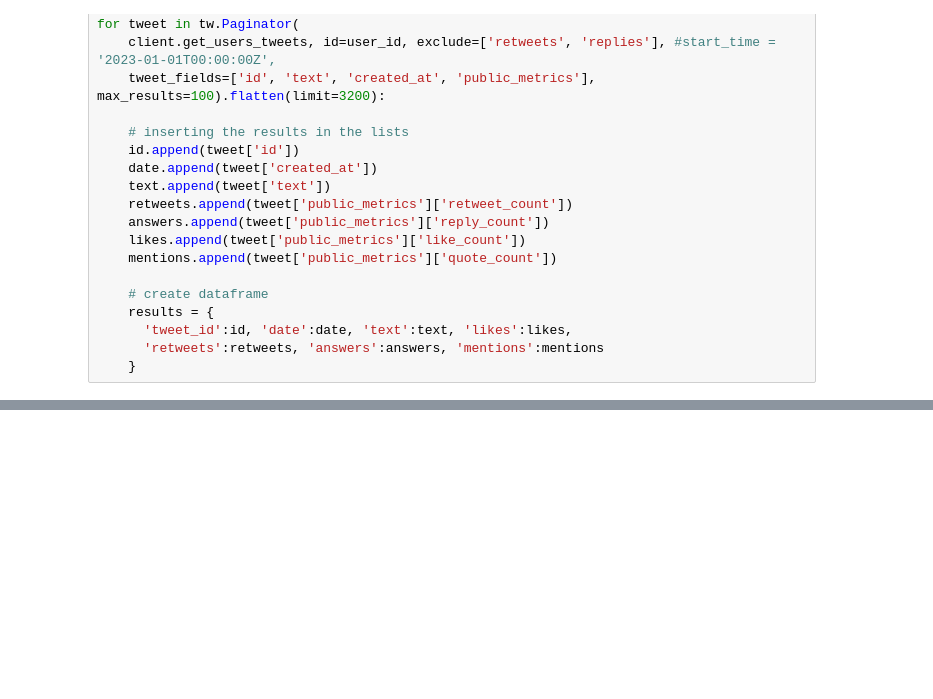
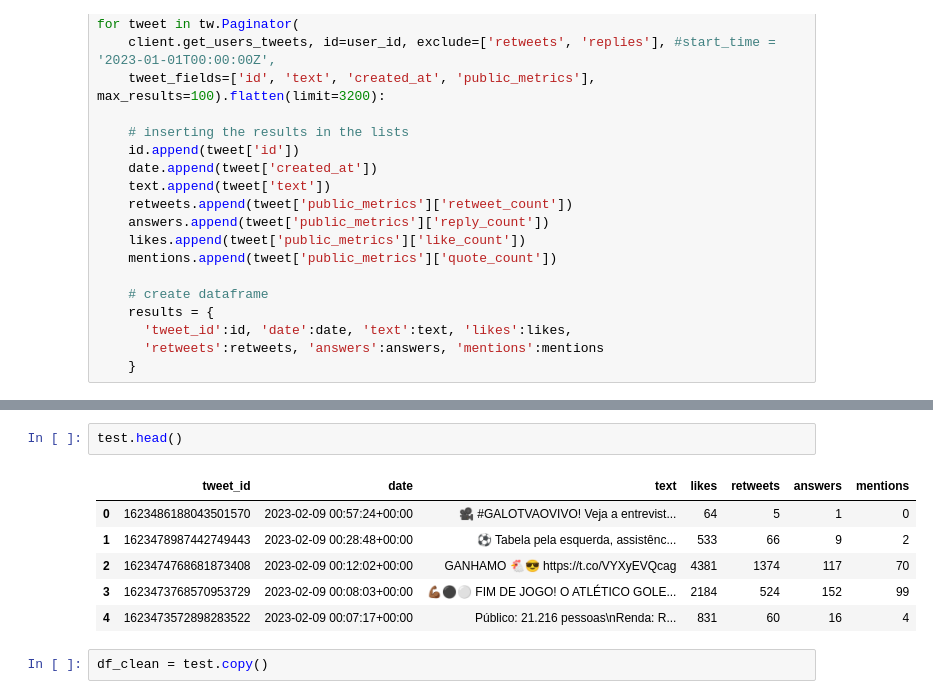
Before and after one commit to vitorbeltrao/brand_review_analysis, a Jupyter notebook: 01_workflow_ETL.ipynb, the cells around one changed output, grey strips where cells are left out. Cells and saved outputs as stored; diff of their text form; blank space fills up the shorter version.

```diff
--- a/01_workflow_ETL.ipynb
+++ b/01_workflow_ETL.ipynb
@@ -128,0 +156,11 @@ test
+# %%
+test.head()
+# %% [output]
+|  | tweet_id | date | text | likes | retweets | answers | mentions |
+| 0 | 1623486188043501570 | 2023-02-09 00:57:24+00:00 | 🎥 #GALOTVAOVIVO! Veja a entrevist... | 64 | 5 | 1 | 0 |
+| 1 | 1623478987442749443 | 2023-02-09 00:28:48+00:00 | ⚽ Tabela pela esquerda, assistênc... | 533 | 66 | 9 | 2 |
+| 2 | 1623474768681873408 | 2023-02-09 00:12:02+00:00 | GANHAMO 🐔😎 https://t.co/VYXyEVQcag | 4381 | 1374 | 117 | 70 |
+| 3 | 1623473768570953729 | 2023-02-09 00:08:03+00:00 | 💪🏾⚫⚪ FIM DE JOGO! O ATLÉTICO GOLE... | 2184 | 524 | 152 | 99 |
+| 4 | 1623473572898283522 | 2023-02-09 00:07:17+00:00 | Público: 21.216 pessoas\nRenda: R... | 831 | 60 | 16 | 4 |
+# %%
+df_clean = test.copy()
```
Also changed, not shown: parts of 10 cells of this notebook.
